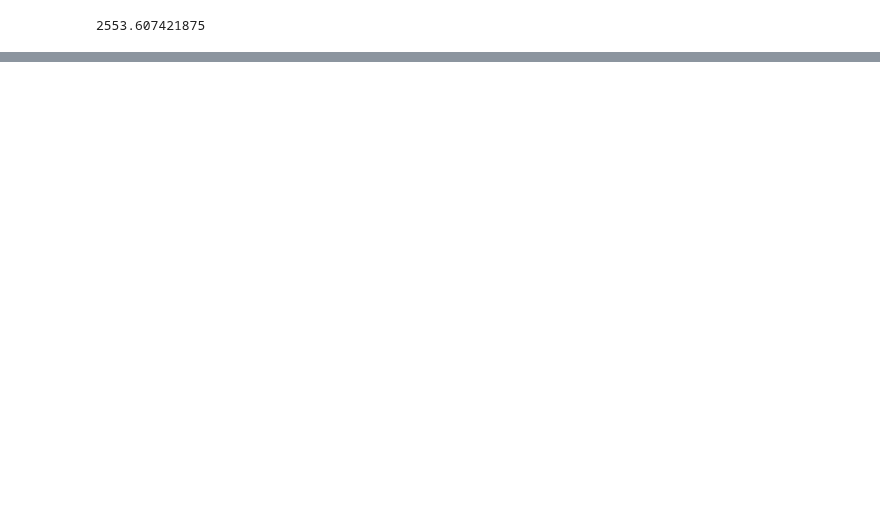
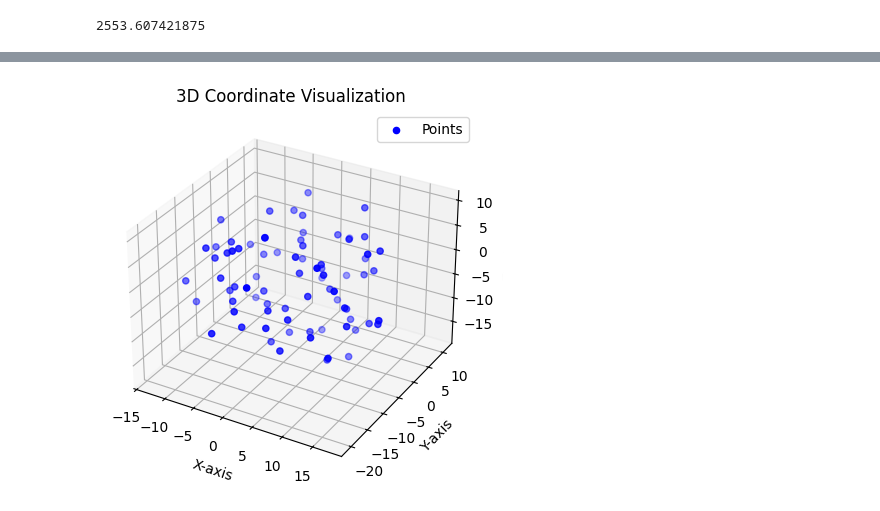
Before and after one commit to fhalab/substrate_aware_zs, a Jupyter notebook: sandbox/test_size.ipynb, the cells around one changed output, grey strips where cells are left out. Saved outputs shown, nothing was run; the diff lists cells and outputs as text; code cells hidden in the pictures; blank space fills up the shorter version.

```diff
--- a/sandbox/test_size.ipynb
+++ b/sandbox/test_size.ipynb
@@ -185,0 +359,4 @@ calculate_pocket_volume(enzyme_pdb, chain_id, resid_list)
+# %%
+enzyme_pdb = "/disk2/fli/REVIVAL2/zs/plip/af3/struct_joint/ParLQ/F89A_0/F89A_0.pdb"  # Replace with your enzyme PDB file
+chain_id = "A"  # Specify the chain of interest
+residue_ids = list(get_plip_active_site_dict("/disk2/fli/REVIVAL2/zs/plip/af3/struct_joint/ParLQ/F89A_0/report.xml").keys())  # Specify the active site residue IDs
@@ -185,0 +375,4 @@ calculate_pocket_volume(enzyme_pdb, chain_id, resid_list)
+# %%
+visualize_coordinates(parse_furthest_atoms_from_calpha(enzyme_pdb, chain_id, residue_ids))
+# %% [output]
+[figure, added]
```
Also changed, not shown: parts of 18 cells of this notebook, 7 other files.
